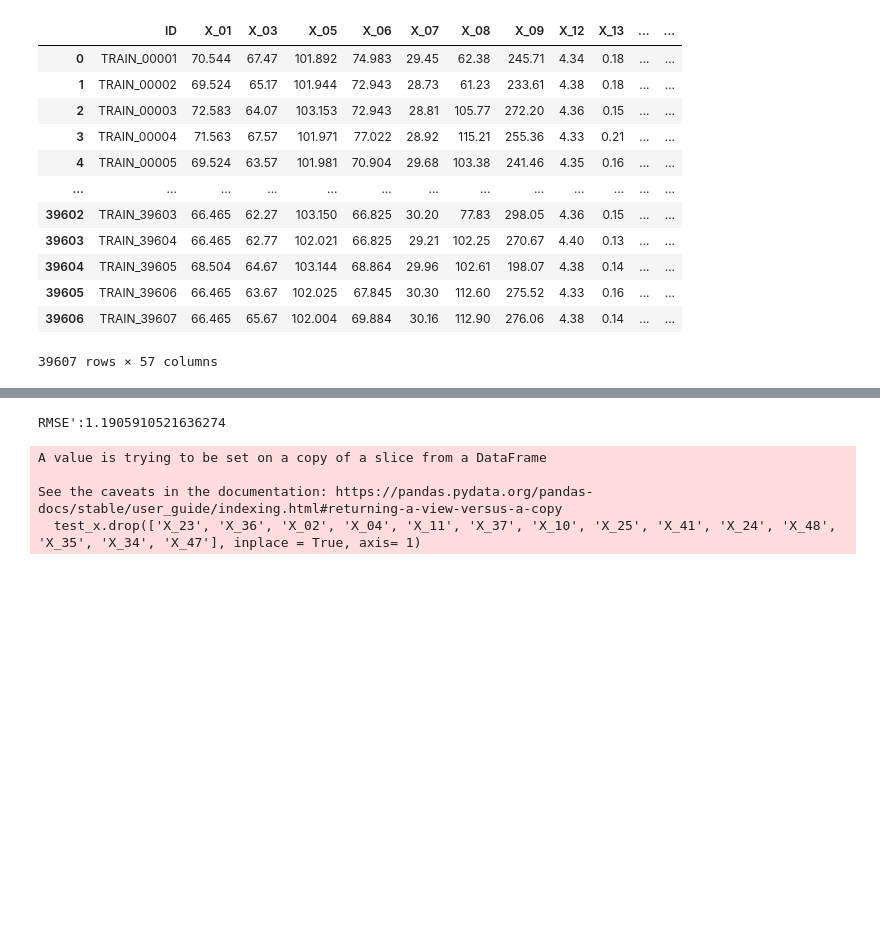
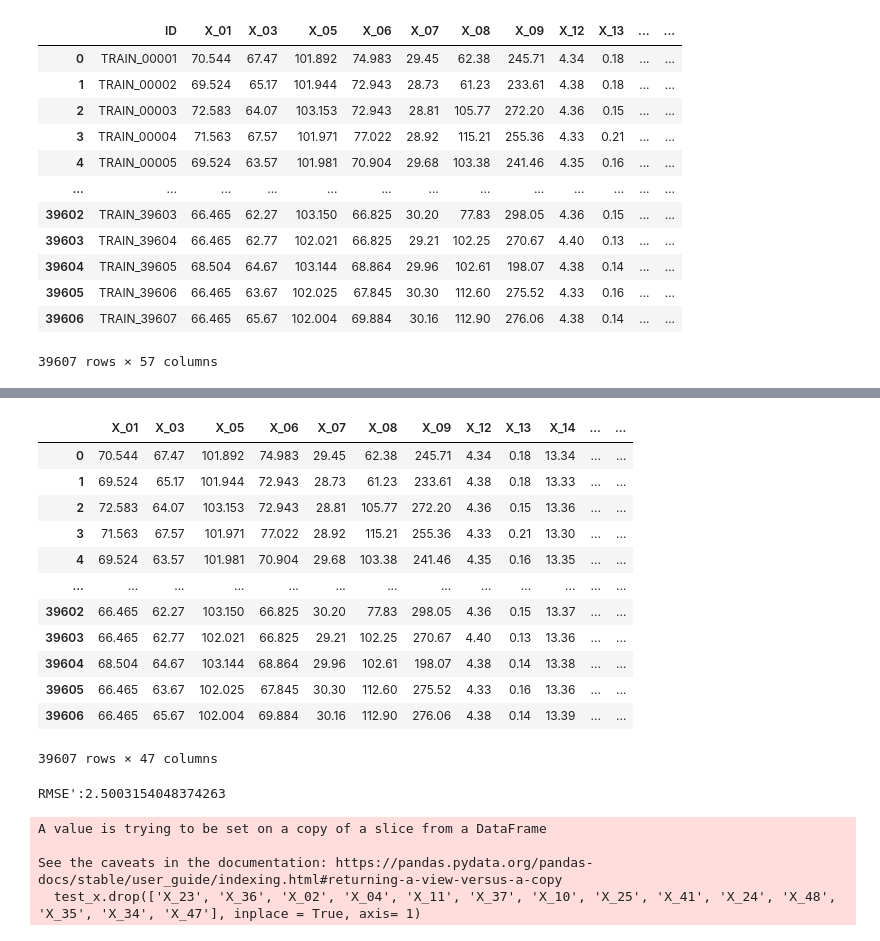
Before and after one commit to mjcode1588/trendsetter, a Jupyter notebook: glod bone/랜포컬럼분석2.ipynb, the cells around one changed output, grey strips where cells are left out. Drawn from its saved outputs; the diff is of its cells as text; code cells hidden in the pictures; blank space fills up the shorter version.

```diff
--- a/glod bone/랜포컬럼분석2.ipynb
+++ b/glod bone/랜포컬럼분석2.ipynb
@@ -388,2 +409,19 @@ train_y = train_df.filter(regex='Y') # Output : Y Feature
+# %%
+train_x1 = train_x.drop(['X_24', 'X_46', 'X_02'], axis=1)
+train_x1
+# %% [output]
+|  | X_01 | X_03 | X_05 | X_06 | X_07 | X_08 | X_09 | X_12 | X_13 | X_14 | ... | ... |
+| 0 | 70.544 | 67.47 | 101.892 | 74.983 | 29.45 | 62.38 | 245.71 | 4.34 | 0.18 | 13.34 | ... | ... |
+| 1 | 69.524 | 65.17 | 101.944 | 72.943 | 28.73 | 61.23 | 233.61 | 4.38 | 0.18 | 13.33 | ... | ... |
+| 2 | 72.583 | 64.07 | 103.153 | 72.943 | 28.81 | 105.77 | 272.20 | 4.36 | 0.15 | 13.36 | ... | ... |
+| 3 | 71.563 | 67.57 | 101.971 | 77.022 | 28.92 | 115.21 | 255.36 | 4.33 | 0.21 | 13.30 | ... | ... |
+| 4 | 69.524 | 63.57 | 101.981 | 70.904 | 29.68 | 103.38 | 241.46 | 4.35 | 0.16 | 13.35 | ... | ... |
+| ... | ... | ... | ... | ... | ... | ... | ... | ... | ... | ... | ... | ... |
+| 39602 | 66.465 | 62.27 | 103.150 | 66.825 | 30.20 | 77.83 | 298.05 | 4.36 | 0.15 | 13.37 | ... | ... |
+| 39603 | 66.465 | 62.77 | 102.021 | 66.825 | 29.21 | 102.25 | 270.67 | 4.40 | 0.13 | 13.36 | ... | ... |
+| 39604 | 68.504 | 64.67 | 103.144 | 68.864 | 29.96 | 102.61 | 198.07 | 4.38 | 0.14 | 13.38 | ... | ... |
+| 39605 | 66.465 | 63.67 | 102.025 | 67.845 | 30.30 | 112.60 | 275.52 | 4.33 | 0.16 | 13.36 | ... | ... |
+| 39606 | 66.465 | 65.67 | 102.004 | 69.884 | 30.16 | 112.90 | 276.06 | 4.38 | 0.14 | 13.39 | ... | ... |
+39607 rows × 47 columns
 # %%
 
@@ -392,8 +430,8 @@ LR = MultiOutputRegressor(rf_run).fit(train_x, train_y)
 # %%
-train_predict = LR.predict(train_x)
-print("RMSE':{}".format(math.sqrt(mean_squared_error(train_predict, train_y))))
+train_predict = LR.predict(train_x1)
+print("RMSE':{}".format(math.sqrt(mean_squared_error(train_predict, train_Y_05))))
 # %% [output]
-RMSE':1.1905910521636274
+RMSE':2.5003154048374263
 # %%
 test_df = pd.read_csv('./test.csv')
 # %%
```
Also changed, not shown: parts of 3 cells of this notebook, 9 other files.
